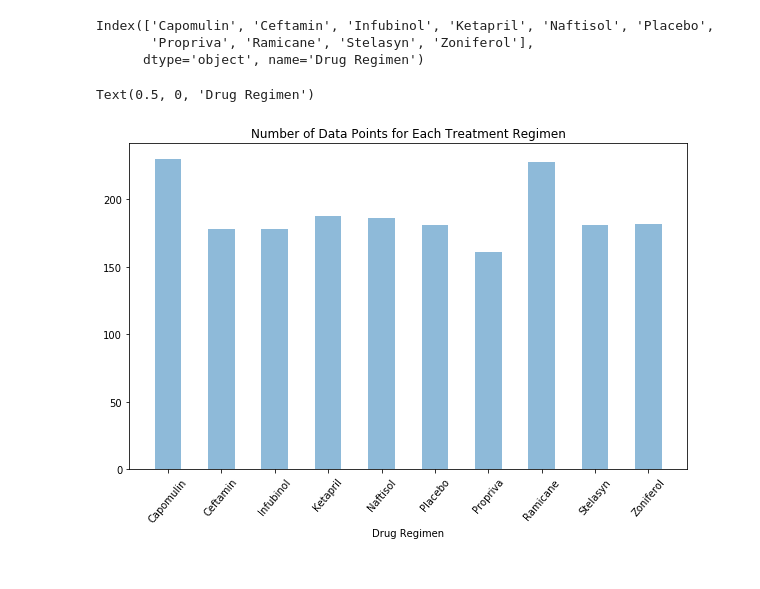
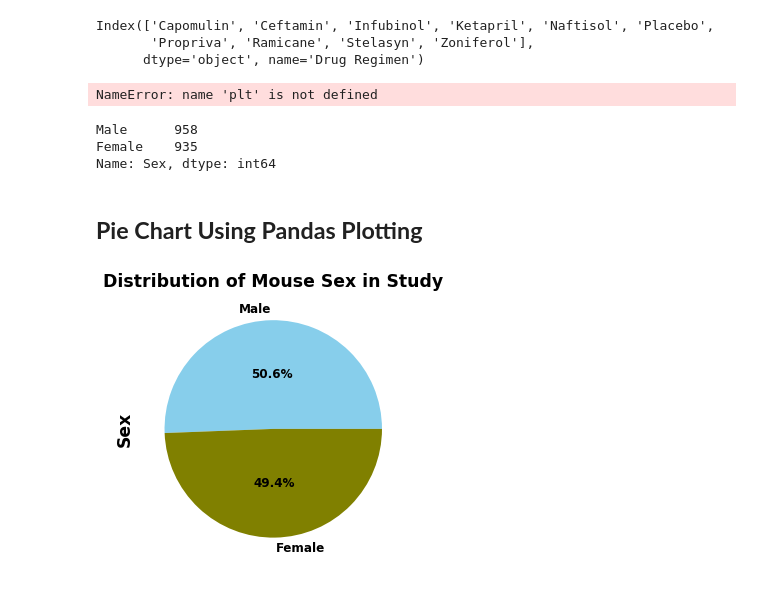
Before and after one commit to ringotm/Pharmaceutical-Data-Analysis, a Jupyter notebook: Pymaceuticals/Untitled.ipynb, the cells around one changed output. Saved outputs shown, nothing was run; the diff lists cells and outputs as text; code cells hidden in the pictures.

```diff
--- a/Pymaceuticals/Untitled.ipynb
+++ b/Pymaceuticals/Untitled.ipynb
@@ -92,11 +96,26 @@ Index(['Capomulin', 'Ceftamin', 'Infubinol', 'Ketapril', 'Naftisol', 'Placebo',
        'Propriva', 'Ramicane', 'Stelasyn', 'Zoniferol'],
       dtype='object', name='Drug Regimen')
 # %%
-fig, ax = plt.subplots(figsize=(10,6))
+fig, ax = plt.subplots(figsize=(8,5))
 ax.bar(treatment_counts.index, treatment_counts, alpha=0.5, width=0.5)
 ax.set_title('Number of Data Points for Each Treatment Regimen')
 plt.xticks(rotation=50)
 ax.set_xlabel('Drug Regimen')
 # %% [output]
-Text(0.5, 0, 'Drug Regimen')
+NameError: name 'plt' is not defined
-[figure, removed]
+# %%
+sex_counts = merged_df['Sex'].value_counts()
+sex_counts
+# %% [output]
+Male      958
+Female    935
+Name: Sex, dtype: int64
+# %% [markdown]
+## **Pie Chart Using Pandas Plotting**
+# %%
+sex_counts = merged_df['Sex'].value_counts()
+sex_pie_plot = sex_counts.plot(kind='pie', figsize=(8,5), pctdistance=.5, autopct='%1.1f%%', fontsize='large',textprops={'fontweight': 'bold'}, colors=['skyblue', 'olive'])
+sex_pie_plot.set_ylabel('Sex', fontsize='xx-large', fontweight='bold')
+sex_pie_plot.set_title('Distribution of Mouse Sex in Study', fontsize='xx-large', fontweight='bold');
+# %% [output]
+[figure, added]
```
Also changed, not shown: parts of 26 cells of this notebook.
